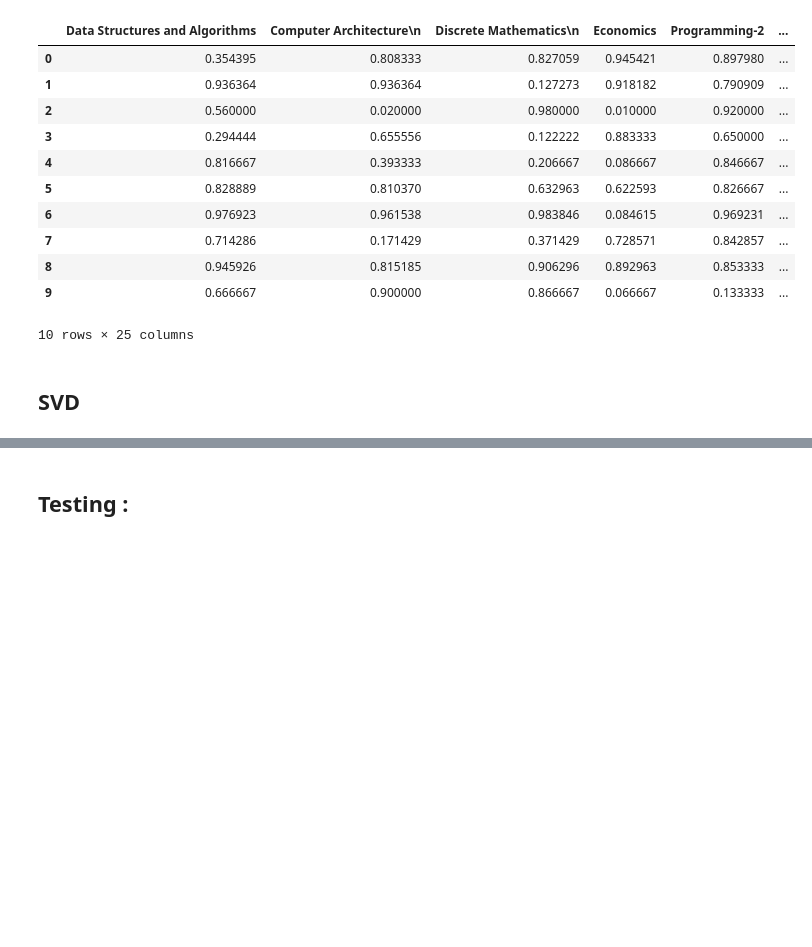
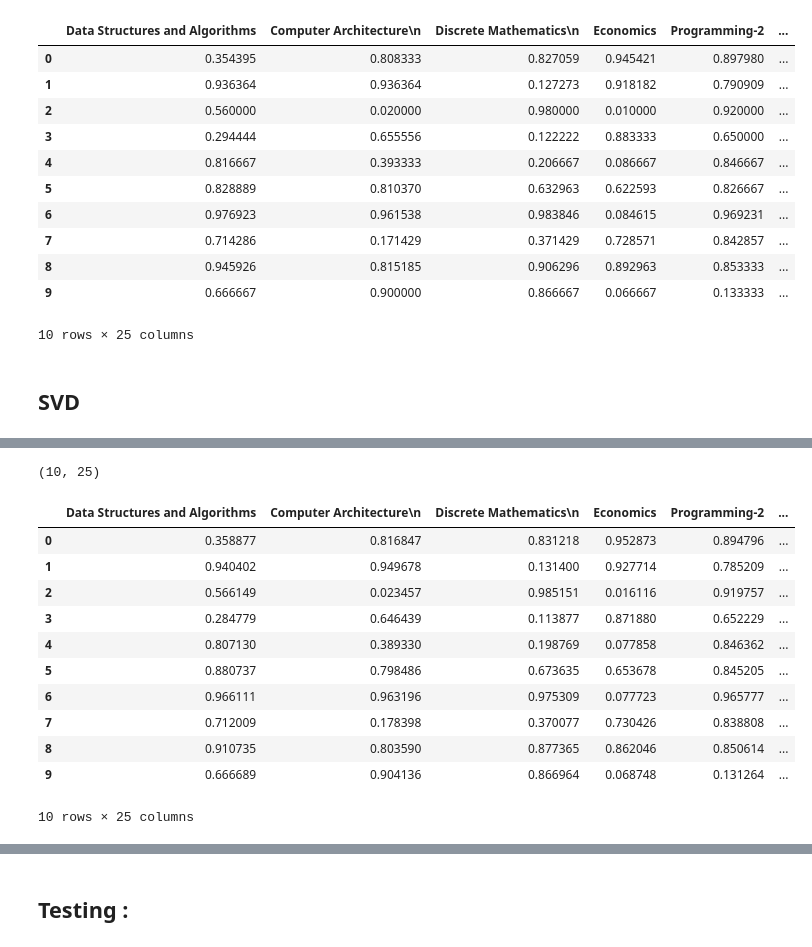
Before and after one commit to NarasimhanN/Recommendation-System, a Jupyter notebook: Course_Recommendation_System.ipynb, the cells around one changed output, grey strips where cells are left out. Cells and saved outputs as stored; diff of their text form; code cells hidden in the pictures; blank space fills up the shorter version.

```diff
--- a/Course_Recommendation_System.ipynb
+++ b/Course_Recommendation_System.ipynb
@@ -339,0 +442,4 @@ mega_rec_tab
+# %%
+mega_rec_tab_val.shape
+# %% [output]
+(10, 25)
@@ -340,3 +448,18 @@ mega_rec_tab
+# %%
+mega_rec_tab
+# %% [output]
+|  | Data Structures and Algorithms | Computer Architecture\n | Discrete Mathematics\n | Economics | Programming-2 | ... |
+| 0 | 0.358877 | 0.816847 | 0.831218 | 0.952873 | 0.894796 | ... |
+| 1 | 0.940402 | 0.949678 | 0.131400 | 0.927714 | 0.785209 | ... |
+| 2 | 0.566149 | 0.023457 | 0.985151 | 0.016116 | 0.919757 | ... |
+| 3 | 0.284779 | 0.646439 | 0.113877 | 0.871880 | 0.652229 | ... |
+| 4 | 0.807130 | 0.389330 | 0.198769 | 0.077858 | 0.846362 | ... |
+| 5 | 0.880737 | 0.798486 | 0.673635 | 0.653678 | 0.845205 | ... |
+| 6 | 0.966111 | 0.963196 | 0.975309 | 0.077723 | 0.965777 | ... |
+| 7 | 0.712009 | 0.178398 | 0.370077 | 0.730426 | 0.838808 | ... |
+| 8 | 0.910735 | 0.803590 | 0.877365 | 0.862046 | 0.850614 | ... |
+| 9 | 0.666689 | 0.904136 | 0.866964 | 0.068748 | 0.131264 | ... |
+10 rows × 25 columns
 # %%
 #Dont go below here
 # %%
```
Also changed, not shown: parts of 40 cells of this notebook.
